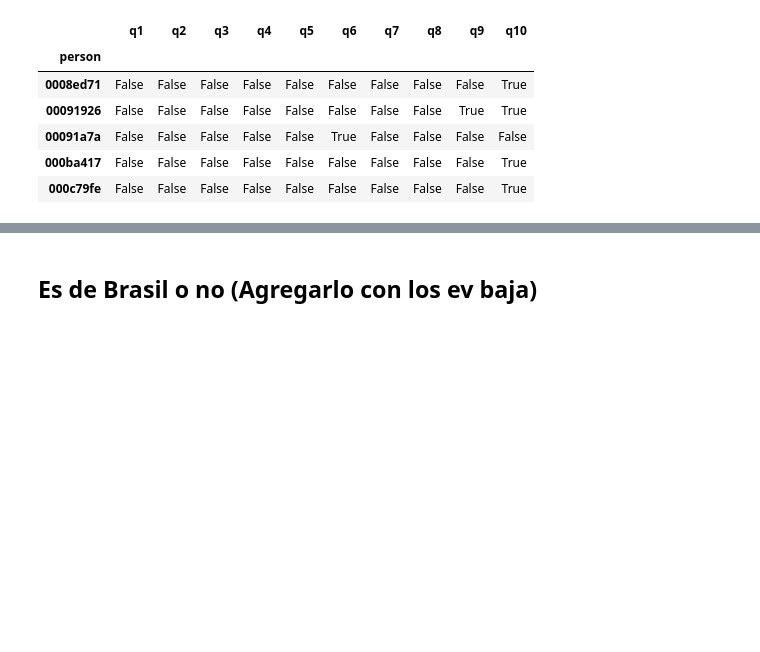
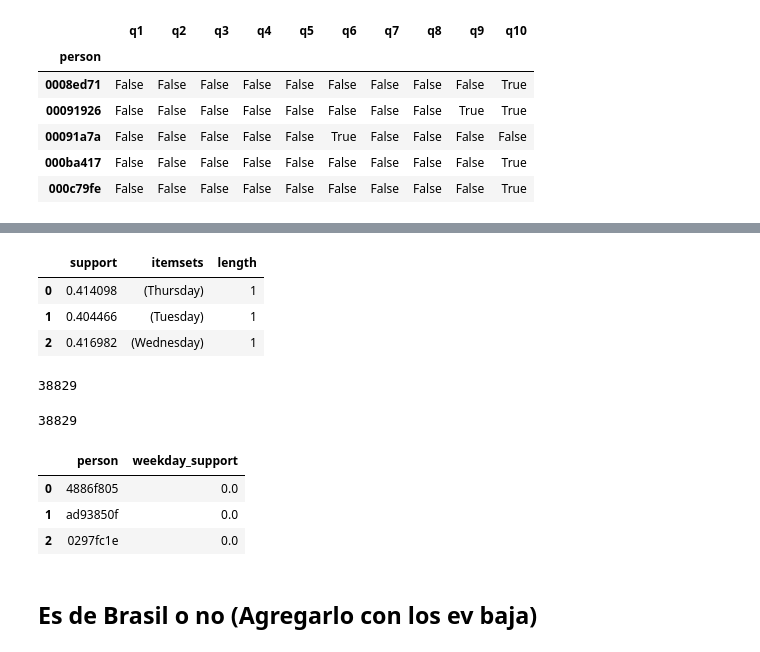
Before and after one commit to rozanecm/7506_ml, a Jupyter notebook: xgboost_grid_search.ipynb, the cells around one changed output, grey strips where cells are left out. Cells and saved outputs as stored; diff of their text form; code cells hidden in the pictures; blank space fills up the shorter version.

```diff
--- a/xgboost_grid_search.ipynb
+++ b/xgboost_grid_search.ipynb
@@ -97,0 +131,10 @@ features_df = features_df.join(df, on='person')
+# %%
+from mlxtend.frequent_patterns import apriori
+frequent_itemsets = apriori(ct, min_support=0.4, use_colnames=True)
+frequent_itemsets['length'] = frequent_itemsets['itemsets'].apply(lambda x: len(x))
+frequent_itemsets.head()
+# %% [output]
+|  | support | itemsets | length |
+| 0 | 0.414098 | (Thursday) | 1 |
+| 1 | 0.404466 | (Tuesday) | 1 |
+| 2 | 0.416982 | (Wednesday) | 1 |
@@ -97,0 +172,5 @@ features_df = features_df.join(df, on='person')
+# %%
+lista_support = asignar_support(result, frequent_itemsets)
+len(lista_support)
+# %% [output]
+38829
@@ -97,0 +183,5 @@ features_df = features_df.join(df, on='person')
+# %%
+lista_personas = lista_personas_f(result)
+len(lista_personas)
+# %% [output]
+38829
@@ -98,2 +191,10 @@ features_df = features_df.join(df, on='person')
+# %%
+features_df = features_df.join(df.set_index('person'), on='person', how='left')
+features_df.head(3)
+# %% [output]
+|  | person | weekday_support |
+| 0 | 4886f805 | 0.0 |
+| 1 | ad93850f | 0.0 |
+| 2 | 0297fc1e | 0.0 |
 # %% [markdown]
 ## Es de Brasil o no (Agregarlo con los ev baja)
```
Also changed, not shown: parts of 46 cells of this notebook, 1 other file.
